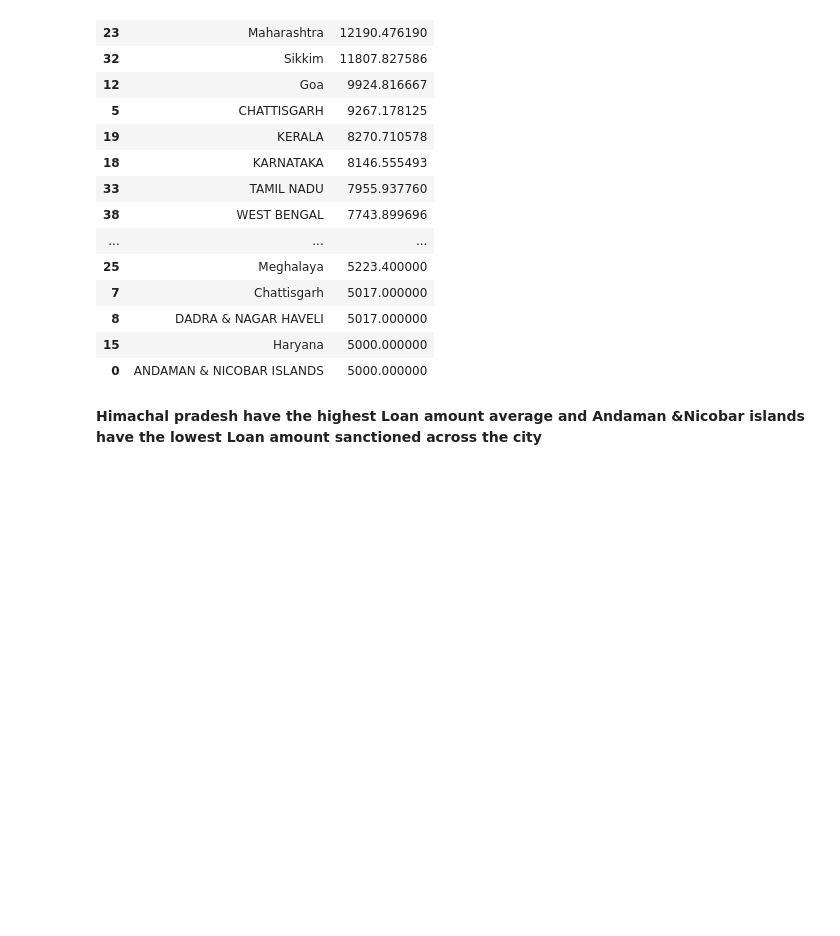
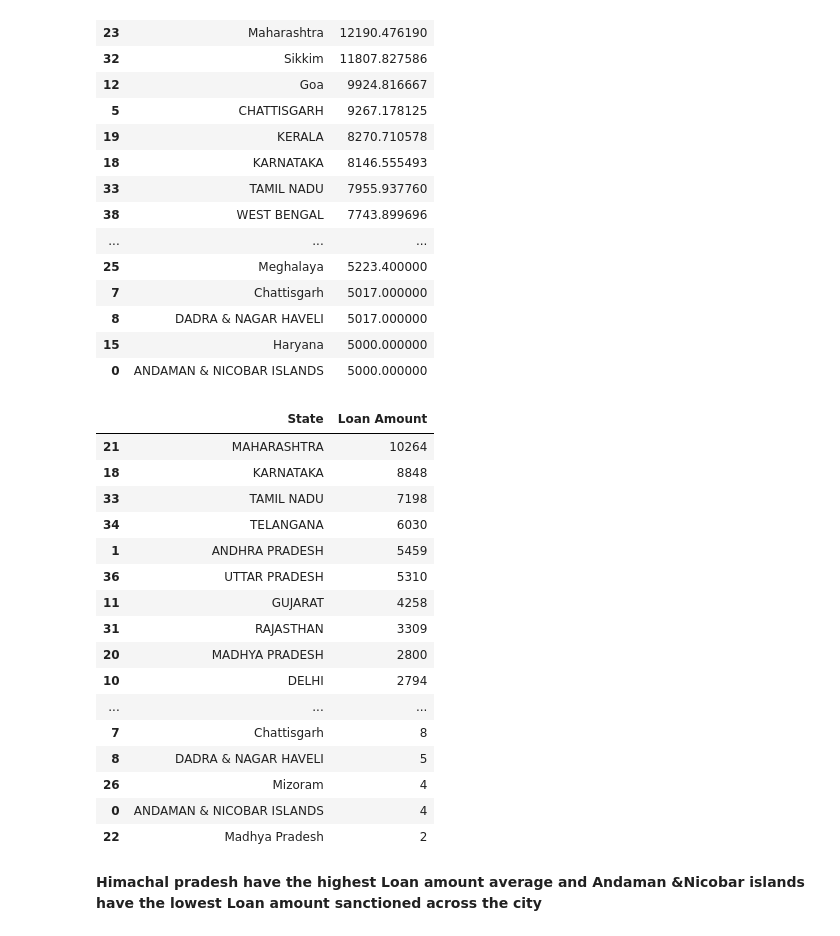
Before and after one commit to surya81/myproject, a Jupyter notebook: DPDzero Data Assignment .ipynb, the cells around one changed output. Saved outputs shown, nothing was run; the diff lists cells and outputs as text; code cells hidden in the pictures; blank space fills up the shorter version.

```diff
--- a/DPDzero Data Assignment .ipynb
+++ b/DPDzero Data Assignment .ipynb
@@ -294,6 +294,27 @@ final_dataset.groupby("State")["Loan Amount"].mean().reset_index().sort_values("
 | 8 | DADRA & NAGAR HAVELI | 5017.000000 |
 | 15 | Haryana | 5000.000000 |
 | 0 | ANDAMAN & NICOBAR ISLANDS | 5000.000000 |
+# %%
+#groupt the datasetby state and calculate avg loan amount across states
+final_dataset.groupby("State")["Loan Amount"].count().reset_index().sort_values("Loan Amount",ascending= False)
+# %% [output]
+|  | State | Loan Amount |
+| 21 | MAHARASHTRA | 10264 |
+| 18 | KARNATAKA | 8848 |
+| 33 | TAMIL NADU | 7198 |
+| 34 | TELANGANA | 6030 |
+| 1 | ANDHRA PRADESH | 5459 |
+| 36 | UTTAR PRADESH | 5310 |
+| 11 | GUJARAT | 4258 |
+| 31 | RAJASTHAN | 3309 |
+| 20 | MADHYA PRADESH | 2800 |
+| 10 | DELHI | 2794 |
+| ... | ... | ... |
+| 7 | Chattisgarh | 8 |
+| 8 | DADRA & NAGAR HAVELI | 5 |
+| 26 | Mizoram | 4 |
+| 0 | ANDAMAN & NICOBAR ISLANDS | 4 |
+| 22 | Madhya Pradesh | 2 |
 # %% [markdown]
 **Himachal pradesh have the highest Loan amount average and Andaman &Nicobar islands have the lowest Loan amount sanctioned across the city**
 # %% [markdown]
```
Also changed, not shown: parts of 13 cells of this notebook.
